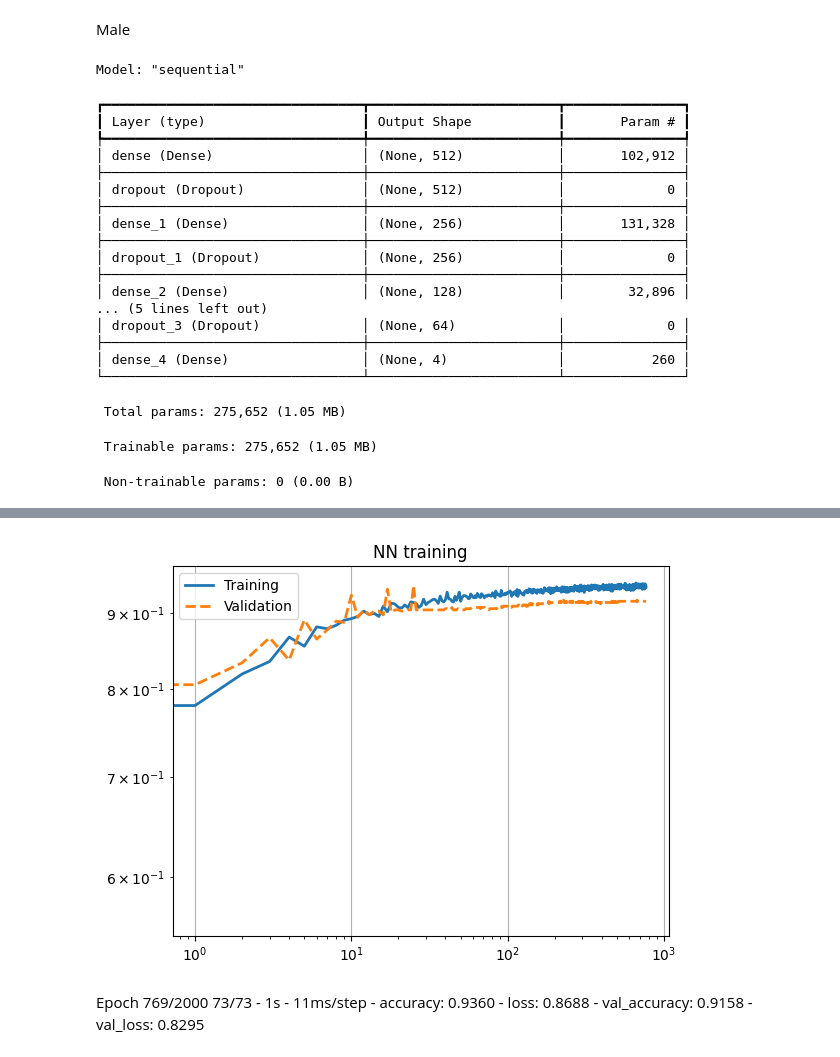
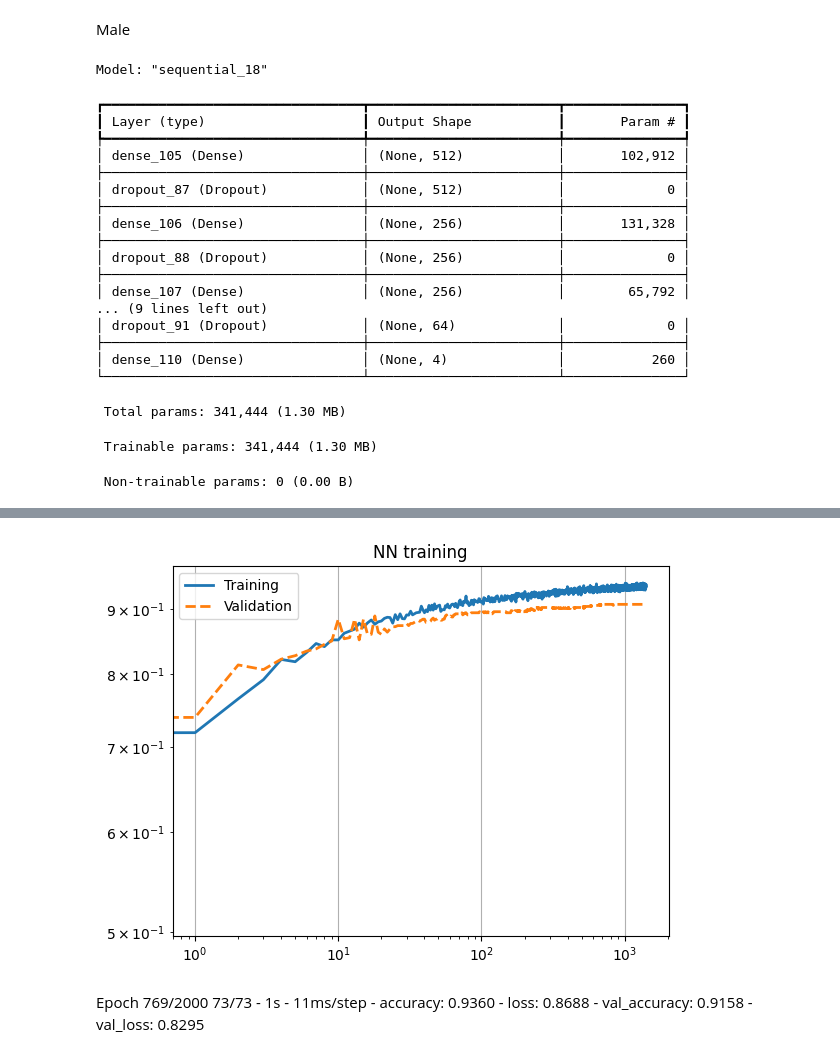
Before and after one commit to vittoriomussin/sand-task---SANDvox-Harvesters, a Jupyter notebook: SAND Tasks/SAND_Challenge_task1_dataset/Categorical_Classification_1_4.ipynb, the cells around one changed output, grey strips where cells are left out. Saved outputs shown, nothing was run; the diff lists cells and outputs as text; code cells hidden in the pictures.

```diff
--- a/SAND Tasks/SAND_Challenge_task1_dataset/Categorical_Classification_1_4.ipynb
+++ b/SAND Tasks/SAND_Challenge_task1_dataset/Categorical_Classification_1_4.ipynb
@@ -293,7 +293,7 @@ import tensorflow as tf
 lr_schedule = tf.keras.optimizers.schedules.InverseTimeDecay(
   0.001,    #0.05               best with 0.001
   decay_steps=50, #100        best with 100
-  decay_rate=4, #1              best with 1
+  decay_rate=5, #1              best with 1
   staircase=True)
 
 def get_optimizer():
@@ -301,7 +301,7 @@ def get_optimizer():
 
 def get_callbacks(name):
     return [
-        tf.keras.callbacks.EarlyStopping(monitor='accuracy', patience=200, min_delta=0.001),
+        tf.keras.callbacks.EarlyStopping(monitor='accuracy', patience=400, min_delta=0.001),
         ]
 
 def compile_and_fit(model, name, x_train, y_train, x_test, y_test, optimizer=None, max_epochs=100):
@@ -334,11 +334,13 @@ OUTPUTDIM = y_train_m.shape[1]
 n_train_m=X_train_m.shape[0]
 n_val_m=X_val_m.shape[0]
 
-dropout= 0.01
-reg = 0.001
+dropout= 0.025
+reg = 0.0015
 
 NN = tf.keras.Sequential([
     layers.Dense(512, activation='relu', input_shape=(INPUTDIM,),kernel_regularizer = regularizers.l2(reg)),
+    layers.Dropout(dropout),
+    layers.Dense(256, activation='relu', kernel_regularizer = regularizers.l2(reg)),
     layers.Dropout(dropout),
     layers.Dense(256, activation='relu', kernel_regularizer = regularizers.l2(reg)),
     layers.Dropout(dropout),
@@ -363,25 +365,25 @@ plt.grid(True)
 plt.legend(('Training','Validation'))
 plt.show()
 # %% [output]
-Model: "sequential"
+Model: "sequential_18"
 ┏━━━━━━━━━━━━━━━━━━━━━━━━━━━━━━━━━┳━━━━━━━━━━━━━━━━━━━━━━━━┳━━━━━━━━━━━━━━━┓
 ┃ Layer (type)                    ┃ Output Shape           ┃       Param # ┃
 ┡━━━━━━━━━━━━━━━━━━━━━━━━━━━━━━━━━╇━━━━━━━━━━━━━━━━━━━━━━━━╇━━━━━━━━━━━━━━━┩
-│ dense (Dense)                   │ (None, 512)            │       102,912 │
+│ dense_105 (Dense)               │ (None, 512)            │       102,912 │
 ├─────────────────────────────────┼────────────────────────┼───────────────┤
-│ dropout (Dropout)               │ (None, 512)            │             0 │
+│ dropout_87 (Dropout)            │ (None, 512)            │             0 │
 ├─────────────────────────────────┼────────────────────────┼───────────────┤
-│ dense_1 (Dense)                 │ (None, 256)            │       131,328 │
+│ dense_106 (Dense)               │ (None, 256)            │       131,328 │
 ├─────────────────────────────────┼────────────────────────┼───────────────┤
-│ dropout_1 (Dropout)             │ (None, 256)            │             0 │
+│ dropout_88 (Dropout)            │ (None, 256)            │             0 │
 ├─────────────────────────────────┼────────────────────────┼───────────────┤
-│ dense_2 (Dense)                 │ (None, 128)            │        32,896 │
-... (5 lines left out)
-│ dropout_3 (Dropout)             │ (None, 64)             │             0 │
+│ dense_107 (Dense)               │ (None, 256)            │        65,792 │
+... (9 lines left out)
+│ dropout_91 (Dropout)            │ (None, 64)             │             0 │
 ├─────────────────────────────────┼────────────────────────┼───────────────┤
-│ dense_4 (Dense)                 │ (None, 4)              │           260 │
+│ dense_110 (Dense)               │ (None, 4)              │           260 │
 └─────────────────────────────────┴────────────────────────┴───────────────┘
- Total params: 275,652 (1.05 MB)
+ Total params: 341,444 (1.30 MB)
- Trainable params: 275,652 (1.05 MB)
+ Trainable params: 341,444 (1.30 MB)
  Non-trainable params: 0 (0.00 B)
 Epoch 1/2000
@@ -404,4 +406,4 @@ Epoch 769/2000
-[figure, old version]
+[figure, new version]
 # %% [markdown]
 Epoch 769/2000
 73/73 - 1s - 11ms/step - accuracy: 0.9360 - loss: 0.8688 - val_accuracy: 0.9158 - val_loss: 0.8295
```
Also changed, not shown: parts of 9 cells of this notebook, 2 other files.
